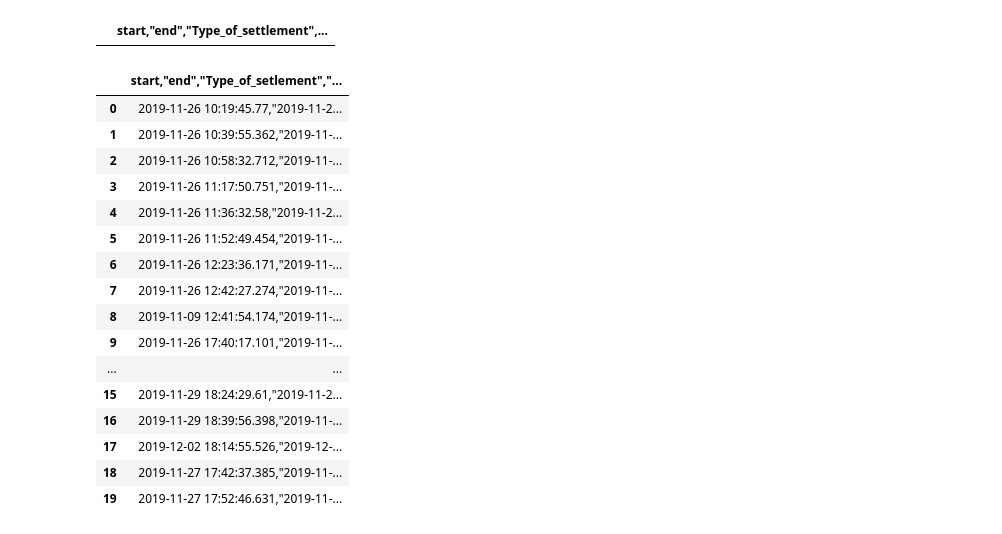
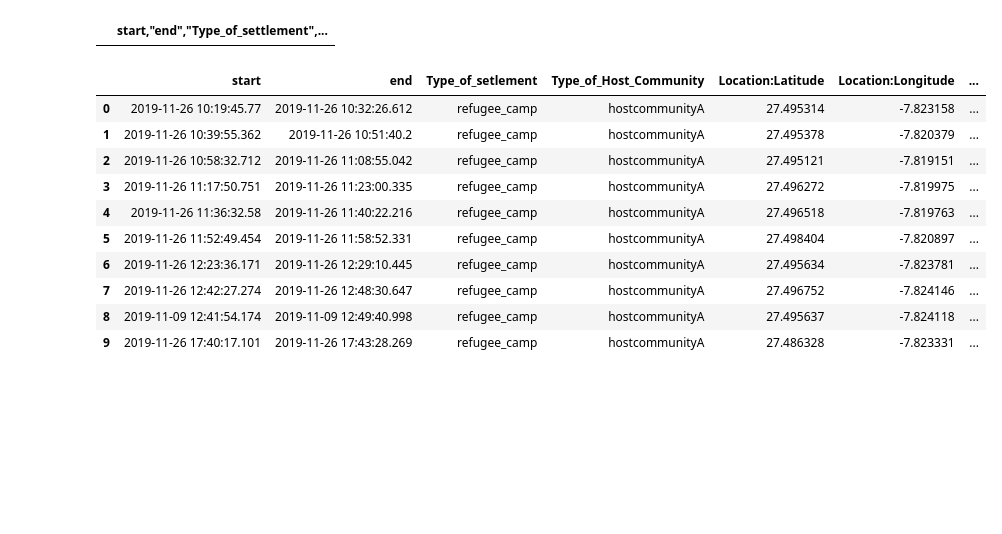
Before and after one commit to guillermosanchezg/NAUTIA, a Jupyter notebook: DesarrolloPy/NotebookPruebas.ipynb, the cells around one changed output. Cells and saved outputs as stored; diff of their text form; code cells hidden in the pictures; blank space fills up the shorter version.

```diff
--- a/DesarrolloPy/NotebookPruebas.ipynb
+++ b/DesarrolloPy/NotebookPruebas.ipynb
@@ -154,24 +163,20 @@ data_Entities
 # %% [output]
 |  | start,"end","Type_of_settlement",... |
 # %%
-data_Shelter = pd.read_csv("C:/Users/guill/Documents/Universidad/PlataformaRefugiados/NAUTIA/DesarrolloPy/DataSetOriginales/NAUTIA_1_0_Shelter_results.csv",sep = ";")
+data_Shelter = pd.read_csv("C:/Users/guill/Documents/Universidad/PlataformaRefugiados/NAUTIA/DesarrolloPy/DataSetOriginales/NAUTIA_1_0_Shelter_results.csv",sep = ",")
+# %%
+pd.options.display.max_columns = None
 # %%
-data_Shelter
+data_Shelter.head(10)
 # %% [output]
-|  | start,"end","Type_of_setlement","... |
-| 0 | 2019-11-26 10:19:45.77,"2019-11-2... |
-| 1 | 2019-11-26 10:39:55.362,"2019-11-... |
-| 2 | 2019-11-26 10:58:32.712,"2019-11-... |
-| 3 | 2019-11-26 11:17:50.751,"2019-11-... |
-| 4 | 2019-11-26 11:36:32.58,"2019-11-2... |
-| 5 | 2019-11-26 11:52:49.454,"2019-11-... |
-| 6 | 2019-11-26 12:23:36.171,"2019-11-... |
-| 7 | 2019-11-26 12:42:27.274,"2019-11-... |
-| 8 | 2019-11-09 12:41:54.174,"2019-11-... |
-| 9 | 2019-11-26 17:40:17.101,"2019-11-... |
-| ... | ... |
-| 15 | 2019-11-29 18:24:29.61,"2019-11-2... |
-| 16 | 2019-11-29 18:39:56.398,"2019-11-... |
-| 17 | 2019-12-02 18:14:55.526,"2019-12-... |
-| 18 | 2019-11-27 17:42:37.385,"2019-11-... |
-| 19 | 2019-11-27 17:52:46.631,"2019-11-... |
+|  | start | end | Type_of_setlement | Type_of_Host_Community | Location:Latitude | Location:Longitude | ... |
+| 0 | 2019-11-26 10:19:45.77 | 2019-11-26 10:32:26.612 | refugee_camp | hostcommunityA | 27.495314 | -7.823158 | ... |
+| 1 | 2019-11-26 10:39:55.362 | 2019-11-26 10:51:40.2 | refugee_camp | hostcommunityA | 27.495378 | -7.820379 | ... |
+| 2 | 2019-11-26 10:58:32.712 | 2019-11-26 11:08:55.042 | refugee_camp | hostcommunityA | 27.495121 | -7.819151 | ... |
+| 3 | 2019-11-26 11:17:50.751 | 2019-11-26 11:23:00.335 | refugee_camp | hostcommunityA | 27.496272 | -7.819975 | ... |
+| 4 | 2019-11-26 11:36:32.58 | 2019-11-26 11:40:22.216 | refugee_camp | hostcommunityA | 27.496518 | -7.819763 | ... |
+| 5 | 2019-11-26 11:52:49.454 | 2019-11-26 11:58:52.331 | refugee_camp | hostcommunityA | 27.498404 | -7.820897 | ... |
+| 6 | 2019-11-26 12:23:36.171 | 2019-11-26 12:29:10.445 | refugee_camp | hostcommunityA | 27.495634 | -7.823781 | ... |
+| 7 | 2019-11-26 12:42:27.274 | 2019-11-26 12:48:30.647 | refugee_camp | hostcommunityA | 27.496752 | -7.824146 | ... |
+| 8 | 2019-11-09 12:41:54.174 | 2019-11-09 12:49:40.998 | refugee_camp | hostcommunityA | 27.495637 | -7.824118 | ... |
+| 9 | 2019-11-26 17:40:17.101 | 2019-11-26 17:43:28.269 | refugee_camp | hostcommunityA | 27.486328 | -7.823331 | ... |
```
Also changed, not shown: parts of 7 cells of this notebook, 2 other files.
